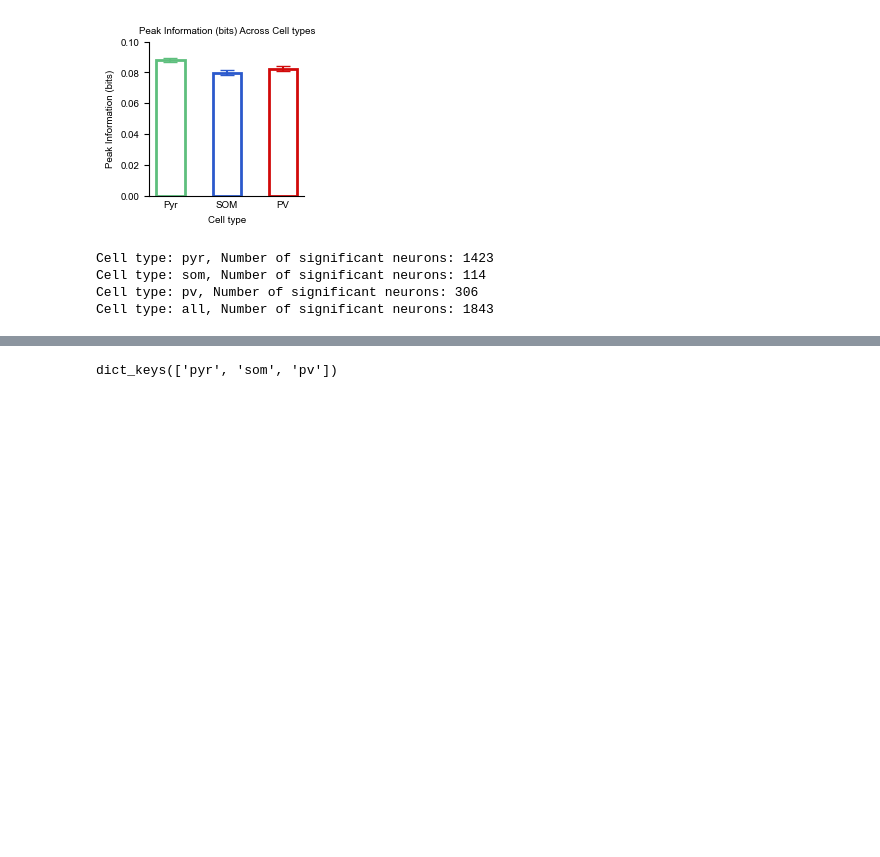
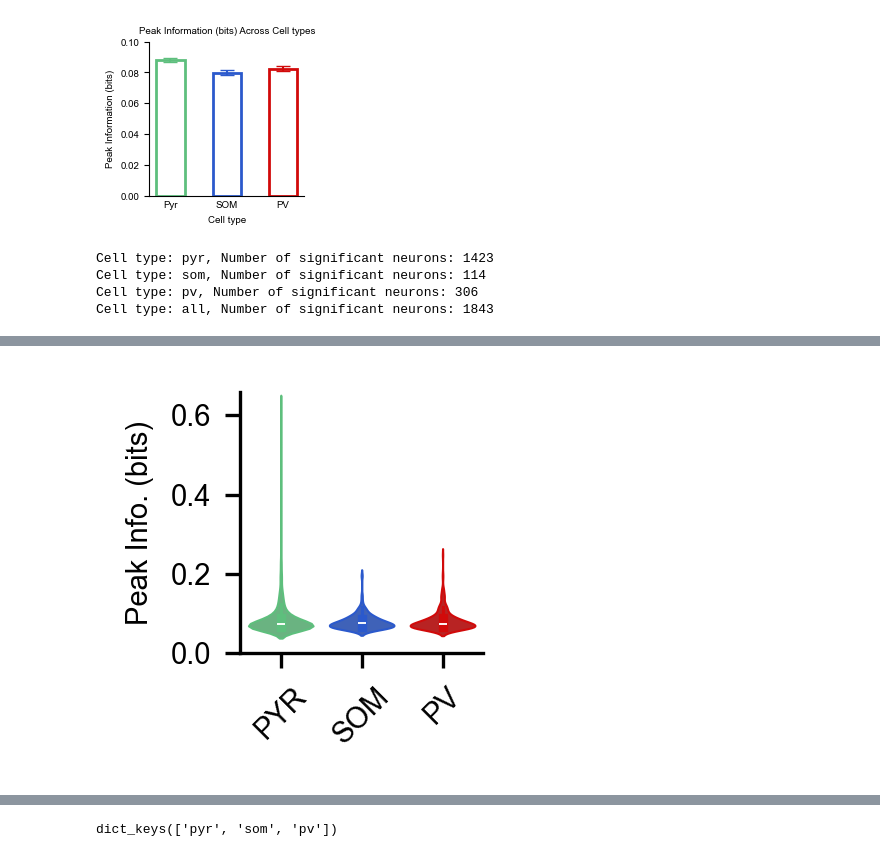
Before and after one commit to constanzabassi/GLM-analysis, a Jupyter notebook: run_glm_decoding_analysis.ipynb, the cells around one changed output, grey strips where cells are left out. Saved outputs shown, nothing was run; the diff lists cells and outputs as text; code cells hidden in the pictures; blank space fills up the shorter version.

```diff
--- a/run_glm_decoding_analysis.ipynb
+++ b/run_glm_decoding_analysis.ipynb
@@ -123,2 +123,15 @@ File not found, trying fallback directory: V:/Connie/ProcessedData/HE1-00/2023-0
 decoder_results_shuffled_choice.mat
 decoder_results_shuffled_sound_category.mat
+# %%
+decoded_variables_2 ={'outcome','shuffled/outcome'}
+
+data_handler_2 = datafun(decoded_variables=decoded_variables_2)  # Pass any initial data if needed
+
+config_2 = DatasetConfig()
+
+info_dir = 'V:/Connie/results/opto_2024/context/mod'
+all_datasets, mouse_dates_keys = config_2.load_from_info(info_dir, data_handler)
+datasets, filtered_keys = config_2.get_datasets_with_variables(decoded_variables_2,require_all = False, include_datasets = range(25)) #require_all=True loads minimum variables present in all datasets  range(25)
+
+model_type = 'GLM_3nmf_pre'
+results_pre_outcome,results_pre_all_sb_outcome, _, _ = data_handler_2.process_multiple_datasets(datasets, model_type,single_balanced=True)
@@ -899,0 +947,73 @@ Permutation test locs p-value for som vs pv: 0.0360
+# %%
+# Plot significant neurons distribution
+types = 'violin'  # 'cdf' or 'histogram' or 'violin'
+decoder_type = 'outcome'  # 'choice' or 'sound_category' or 'photostim' or 'outcome'
+if decoder_type == 'outcome':
+    result_dict_to_use = results_pre_all_sb_outcome
+else:
+    result_dict_to_use = results_pre_all_sb
+
+save_path = f'{plotter.save_results}/{decoder_type}/'#f'{plotter.save_results}_14to169/{current_model_type}{decoder_type}/' #f'{plotter.save_results}/{current_model_type}{start_frame}{current_decoder_type}/'
+os.makedirs(save_path, exist_ok=True)
+
+end_frame = 169
+if decoder_type == 'sound_category':
+    end_frame = 100
+
+significant_neurons_data, significance_struc, significant_neurons = analysis_dec.analyze_significant_neurons(
+            results_dict=result_dict_to_use,
+            shuffled_structure = shuffled_structure,
+            method = 'threshold_peak', #threshold_peak', 'range_threshold'
+            decoder_type = decoder_type,  # Or your preferred decoder type
+            start_frame = 14,                 # Specify start frame
+            end_frame = end_frame,  #100                  # Specify end frame if needed, else None
+            metric = 'sc_instantaneous_information_mean', #choose sc metric to look at
+            significance_percentile = 95,         #used to determine significant cells
+            threshold = 0.06 ,                   #None or 0.06 (from Runyan 2017)
+
+        )
+
+plot_significant_neurons_distribution_test(
+            significant_neurons_data = significance_struc,
+            save_path=f'{save_path}{types}{decoder_type}_{end_frame}sessionmeans_cdf_peak_info.pdf',
+            event_frames = plotter.event_frames,
+            figure_type=types,
+            star_height_percentage = 0.0001,
+            figsize = (2.8, 1.4),
+            bin_size= 3, plot_peak_locs= False
+        )
+
+# plotter.plot_significant_neurons_distribution(
+#             significant_neurons_data = significance_struc,
+#             save_path=f'{save_path}{types}{decoder_type}_{end_frame}sessionmeans_cdf_peak_info.pdf',
+#             event_frames = plotter.event_frames,
+#             figure_type=types,
+#             star_height_percentage = 0.0001,
+#             figsize = (2.8, 1.4),
+#             bin_size= 3, plot_peak_locs= False
+#         )
+
+
+means, sems, percentages_by_celltype = plotter.plot_significant_neuron_percentages_by_celltype( significance_struc,analysis_dec.celltype_info, save_path=f'{save_path}bar_{decoder_type}{end_frame}_percent_informative.pdf', star_height_percentage=-0.05)#-0.1
+
+print(save_path)
+
+##below plots the means across datasets!
+# plotter.plot_significant_neuron_session_means(
+#             significant_neurons_data = significance_struc,
+#             save_path=f'{save_path}{types}{decoder_type}_{end_frame}sessionmeans_cdf_peak_info.png',
+#             event_frames = plotter.event_frames,
+#             figure_type=types,
+#             star_height_percentage = 0.0001,
+#             fig_size = (2.8, 1.6)
+#         )
+
+# plotter.plot_significant_neuron_session_means(
+#             significant_neurons_data = significance_struc,
+#             save_path=f'{save_path}{types}{decoder_type}_{end_frame}sessionmeans_cdf_peak_info.png',
+#             event_frames = plotter.event_frames,
+#             figure_type=types,
+#             star_height_percentage = 0.0001,
+#             fig_size = (2.8, 1.6)
+#         )
+# %% [output]
@@ -899,0 +1030 @@ Permutation test locs p-value for som vs pv: 0.0360
+[figure, added]
```
Also changed, not shown: parts of 12 cells of this notebook, 2 other files.
